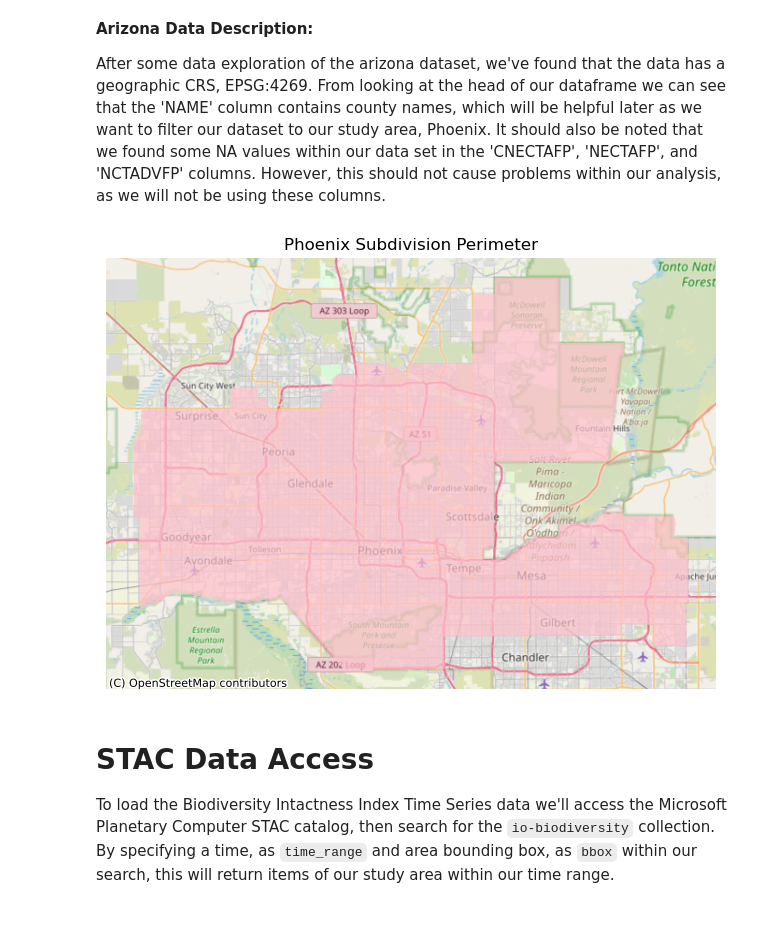
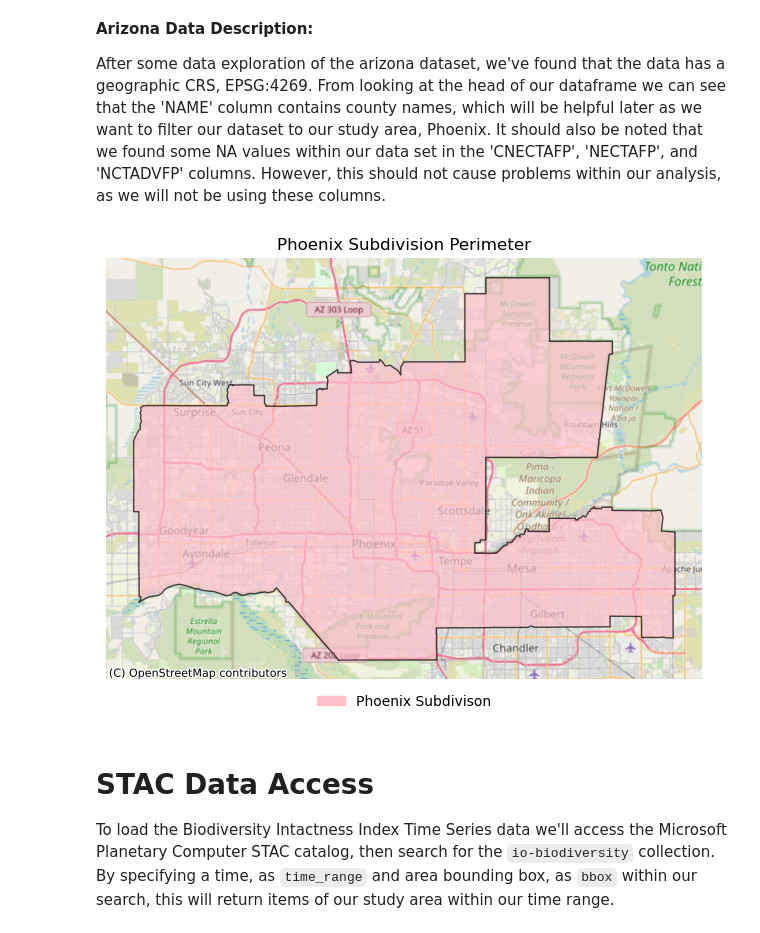
Before and after one commit to jaslynmiura/eds220-phoenix-biodiversity, a Jupyter notebook: final-task2-phoenix-biodiversity-MIURA.ipynb, the cells around one changed output. Cells and saved outputs as stored; diff of their text form; code cells hidden in the pictures.

Commit message:
Update Phoenix map and change in regions.

```diff
--- a/final-task2-phoenix-biodiversity-MIURA.ipynb
+++ b/final-task2-phoenix-biodiversity-MIURA.ipynb
@@ -106,24 +106,33 @@ phoenix = arizona[arizona['NAME'] == "Phoenix"]
 # %%
 # Create a map of the Phoenix subdivision with a basemap.
 fig, ax = plt.subplots()
 
 phoenix.plot(ax=ax,
              alpha=0.7,
-             color='pink')
+             color='pink',
+             edgecolor='black')
 
 # Add basemap using contextily
 ctx.add_basemap(ax, source=ctx.providers.OpenStreetMap.Mapnik,
                 crs=phoenix.crs)
+
+# Create a label/legend for the areas of loss.
+phoenix_label=mpatches.Patch(color='pink',
+                             label= 'Phoenix Subdivison')
+ax.legend(handles=[phoenix_label],
+          loc='lower center',
+          bbox_to_anchor=(0.5, -0.1),
+          frameon=False)
 
 ax.axis('off')
 
 ax.set_title('Phoenix Subdivision Perimeter')
 
 plt.tight_layout()
 
 plt.show()
 # %% [output]
-[figure, old version]
+[figure, new version]
 # %% [markdown]
 # STAC Data Access
 
```
Also changed, not shown: parts of 2 cells of this notebook.
